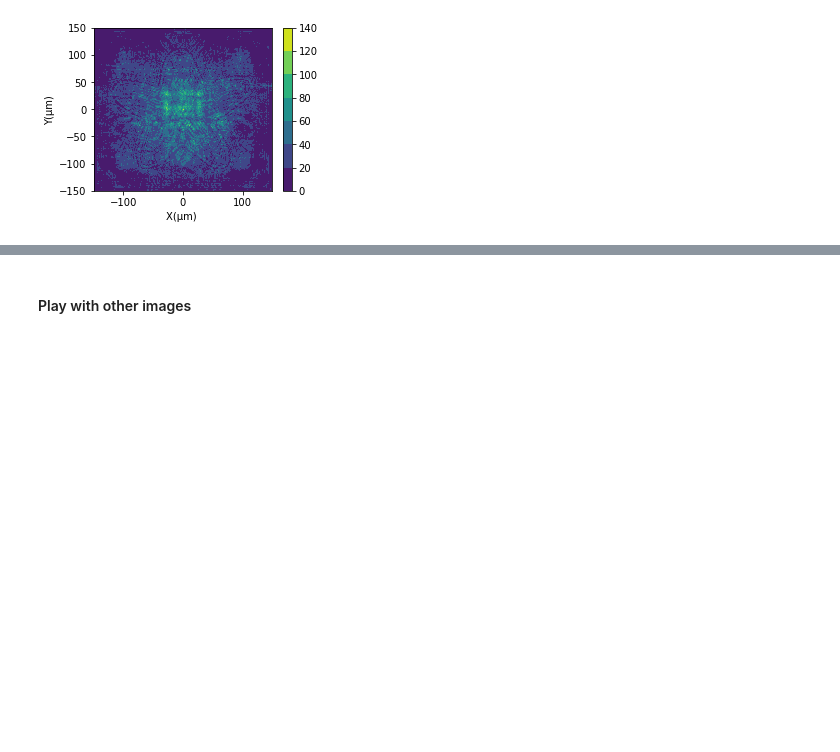
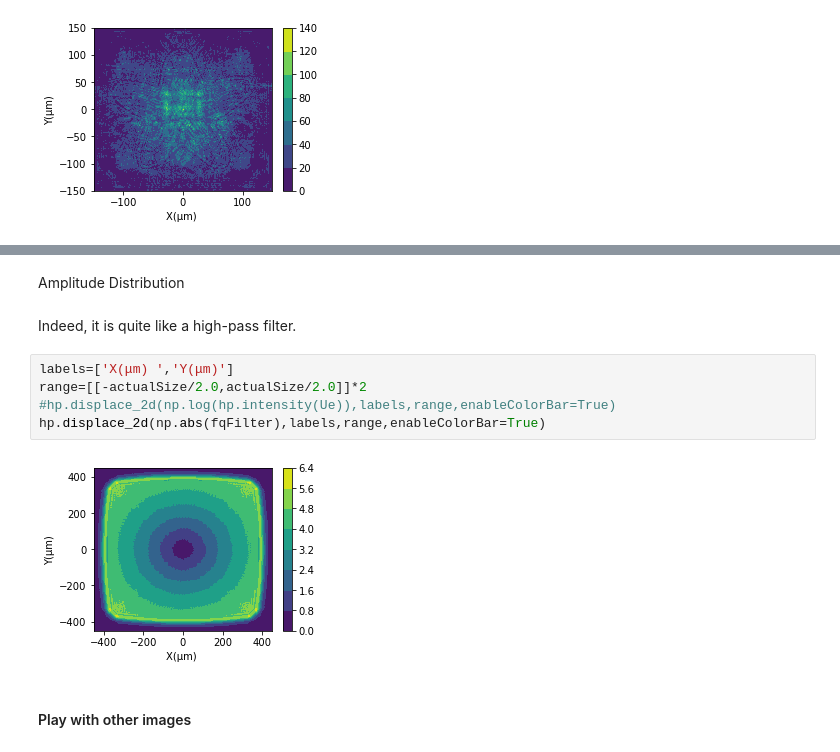
Before and after one commit to yesunhuang/Optics_Toolbox_In_Python, a Jupyter notebook: notebooks/EdgeDetection.ipynb, the cells around one changed output, grey strips where cells are left out. Drawn from its saved outputs; the diff is of its cells as text; blank space fills up the shorter version.

```diff
--- a/notebooks/EdgeDetection.ipynb
+++ b/notebooks/EdgeDetection.ipynb
@@ -324,3 +341,14 @@ hp.displace_2d(zoomResImg,labels,range,enableColorBar=True)
+# %% [markdown]
+Amplitude Distribution
+# %% [markdown]
+Indeed, it is quite like a high-pass filter.
+# %%
+labels=['X(μm) ','Y(μm)']
+range=[[-actualSize/2.0,actualSize/2.0]]*2
+#hp.displace_2d(np.log(hp.intensity(Ue)),labels,range,enableColorBar=True)
+hp.displace_2d(np.abs(fqFilter),labels,range,enableColorBar=True)
+# %% [output]
+[figure, added]
 # %% [markdown]
 #### Play with other images
 # %% [markdown]
```
Also changed, not shown: parts of 6 cells of this notebook.
